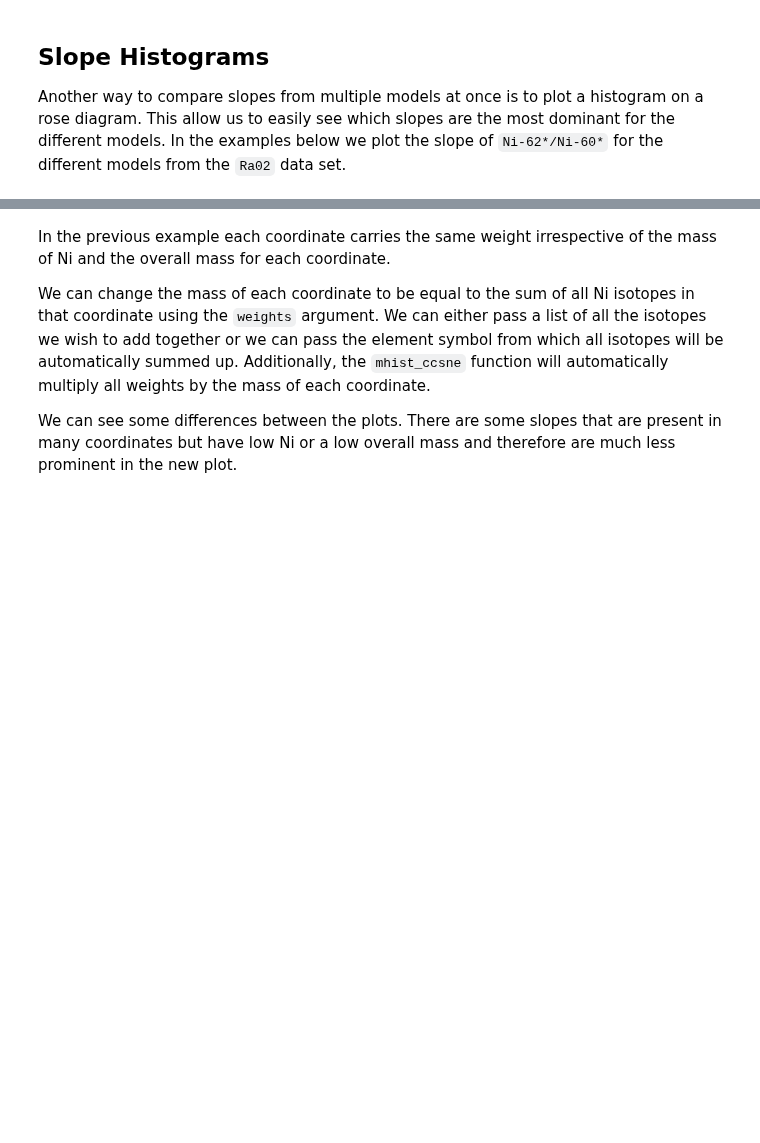
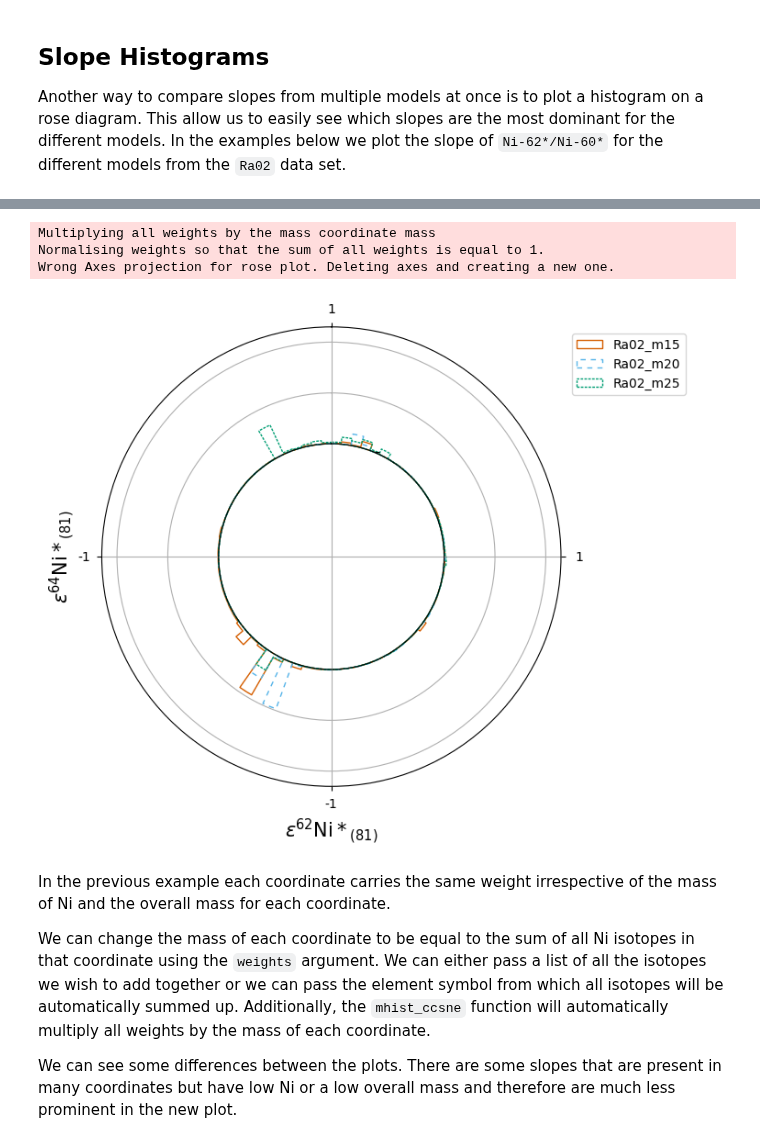
Before and after one commit to mattias-ek/SIMPLE, a Jupyter notebook: notebooks/ccsne_tutorial2.ipynb, the cells around one changed output, grey strips where cells are left out. Cells and saved outputs as stored; diff of their text form; code cells hidden in the pictures; blank space fills up the shorter version.

```diff
--- a/notebooks/ccsne_tutorial2.ipynb
+++ b/notebooks/ccsne_tutorial2.ipynb
@@ -214,3 +213,10 @@ Normalising weights so that the sum of all weights is equal to 1.
+# %%
+simple.hist_ccsne.intnorm(models, 'Ni-62*', 'Ni-64*', where='.dataset == Ra02');
+# %% [output]
+Multiplying all weights by the mass coordinate mass
+Normalising weights so that the sum of all weights is equal to 1.
+Wrong Axes projection for rose plot. Deleting axes and creating a new one.
+[figure, added]
 # %% [markdown]
 In the previous example each coordinate carries the same weight irrespective of the mass of Ni and the overall mass for each coordinate.
 
```
Also changed, not shown: parts of 12 cells of this notebook, 2 other files.
